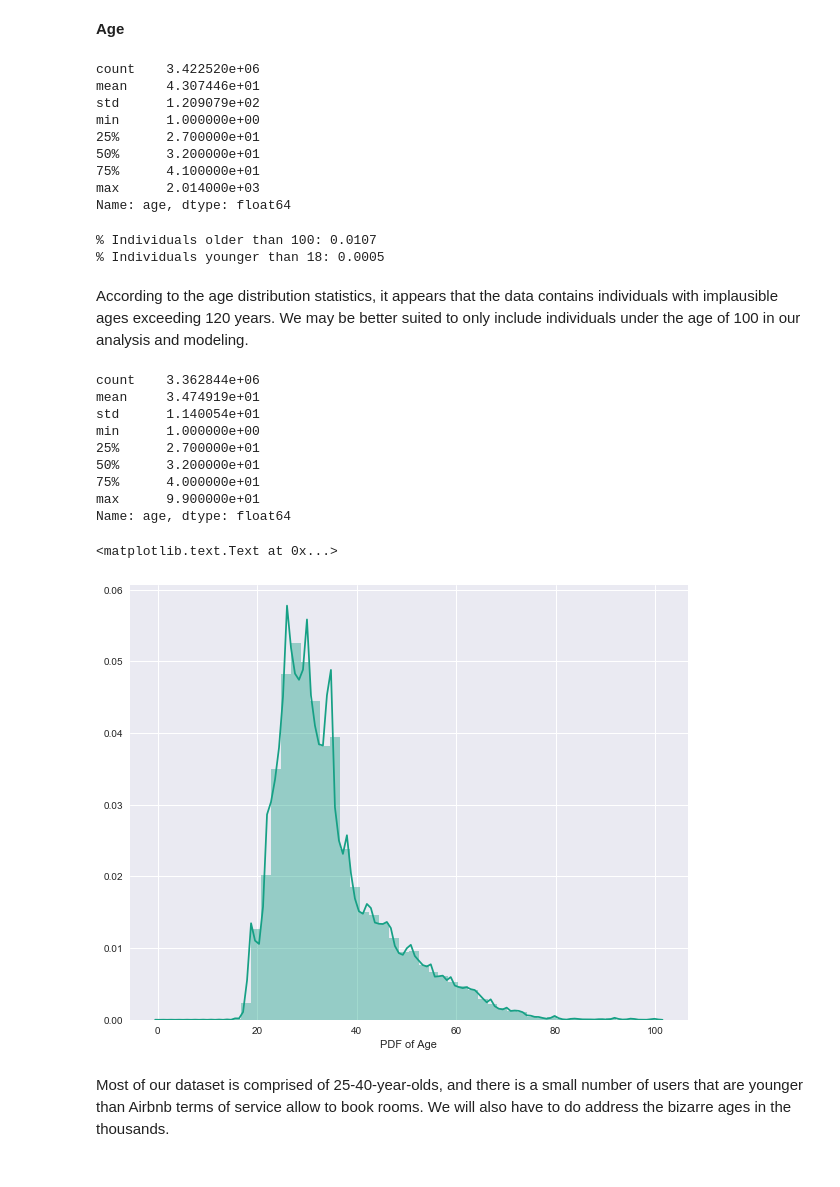
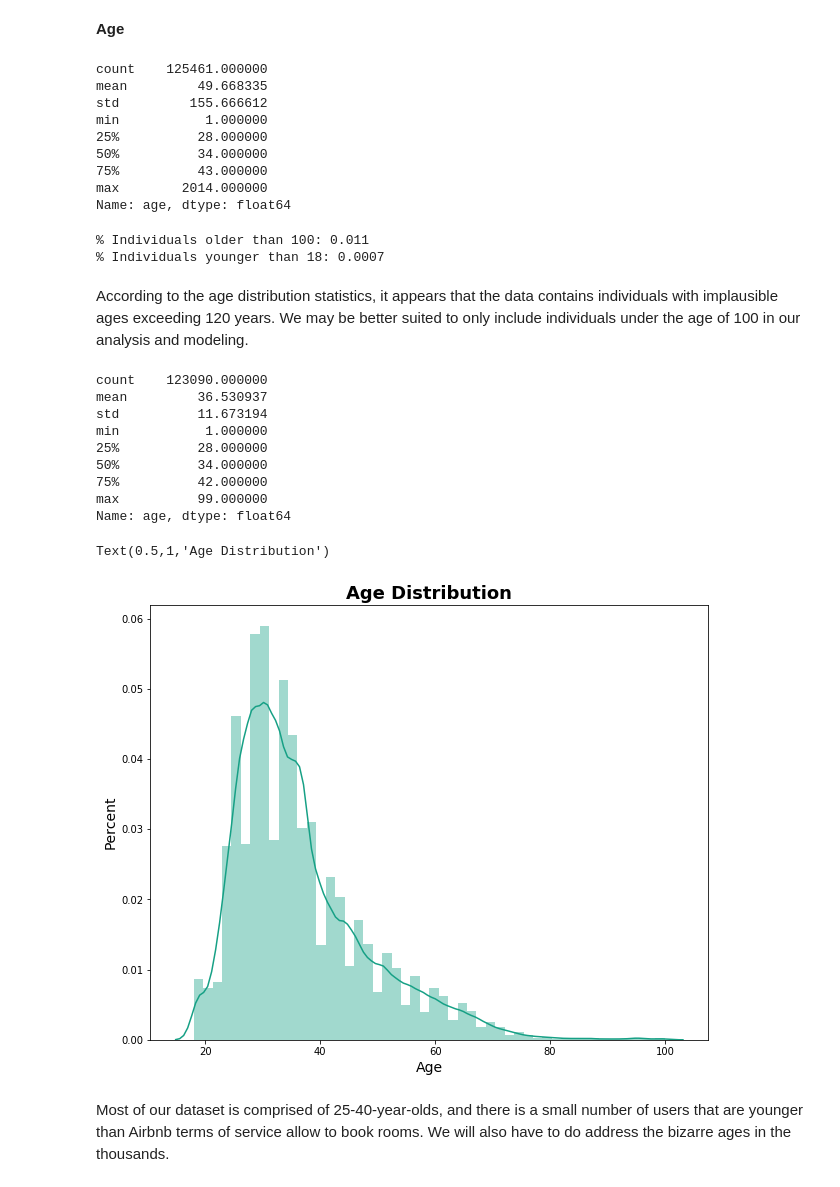
Before and after one commit to broad32/Project, a Jupyter notebook: Project.ipynb, the cells around one changed output. Drawn from its saved outputs; the diff is of its cells as text; code cells hidden in the pictures.

Commit message:
finished cleaning train and test. Ran kn classifier

```diff
--- a/Project.ipynb
+++ b/Project.ipynb
@@ -170,13 +173,18 @@ freq           58902
 Name: date_account_created, dtype: object
 # %%
-joined.date_account_created = pd.to_datetime(joined.date_account_created) #Casts object as datetime
+users.date_account_created = pd.to_datetime(users.date_account_created) #Casts object as datetime
+test.date_account_created = pd.to_datetime(test.date_account_created)
 # %%
 # Create indicators for day of week (0=Mon, 6=Sun) account was created
-joined['day_of_week_created'] = joined.date_account_created.dt.weekday
+users['day_of_week_created'] = users.date_account_created.dt.weekday
+test['day_of_week_created'] = test.date_account_created.dt.weekday
 # Create indicators for day of month (0 through 31), month, and year account created
-joined['day_of_month_created'] = joined['date_account_created'].dt.day
-joined['month_created'] = joined['date_account_created'].dt.month
-joined['year_created'] = joined['date_account_created'].dt.year
+users['day_of_month_created'] = users['date_account_created'].dt.day
+test['day_of_month_created'] = test['date_account_created'].dt.day
+users['month_created'] = users['date_account_created'].dt.month
+test['month_created'] = test['date_account_created'].dt.month
+users['year_created'] = users['date_account_created'].dt.year
+test['year_created'] = test['date_account_created'].dt.year
 # %%
 drop.append('date_account_created')
 # %% [markdown]
@@ -217,46 +227,47 @@ dummies.append('gender')
 # %% [markdown]
 **Age**
 # %%
-joined.age.describe()
+users.age.describe()
 # %% [output]
-count    3.422520e+06
-mean     4.307446e+01
-std      1.209079e+02
-min      1.000000e+00
-25%      2.700000e+01
-50%      3.200000e+01
-75%      4.100000e+01
-max      2.014000e+03
+count    125461.000000
+mean         49.668335
+std         155.666612
+min           1.000000
+25%          28.000000
+50%          34.000000
+75%          43.000000
+max        2014.000000
 Name: age, dtype: float64
 # %%
-print("% Individuals older than 100: {}".format(sum((joined.age > 100)/len(joined.age)).round(4)))
-print("% Individuals younger than 18: {}".format((sum(joined.age < 18)/len(joined.age)).round(4)))
+print("% Individuals older than 100: {}".format(sum((users.age > 100)/len(users.age)).round(4)))
+print("% Individuals younger than 18: {}".format((sum(users.age < 18)/len(users.age)).round(4)))
 # %% [output]
-% Individuals older than 100: 0.0107
-% Individuals younger than 18: 0.0005
+% Individuals older than 100: 0.011
+% Individuals younger than 18: 0.0007
 # %% [markdown]
 According to the age distribution statistics, it appears that the data contains individuals with implausible ages exceeding 120 years. We may be better suited to only include individuals under the age of 100 in our analysis and modeling.
 # %%
 # Statistics on individuals with age less than 100
-joined[joined.age<100]['age'].describe()
+users[users.age<100]['age'].describe()
 # %% [output]
-count    3.362844e+06
-mean     3.474919e+01
-std      1.140054e+01
-min      1.000000e+00
-25%      2.700000e+01
-50%      3.200000e+01
-75%      4.000000e+01
-max      9.900000e+01
+count    123090.000000
+mean         36.530937
+std          11.673194
+min           1.000000
+25%          28.000000
+50%          34.000000
+75%          42.000000
+max          99.000000
 Name: age, dtype: float64
 # %%
-train_mean_age = np.mean(joined[joined.age<100]['age'])
-sns.distplot(joined['age'].apply(lambda x : train_mean_age if x>100 else x).dropna(), color='#16A085')
-plt.xlabel('PDF of Age')  #Consider titling simply 'Age'
-plt.ylabel('Percent')
+train_mean_age = users[(users.age<100) & (users.age>18)].age.mean()
+sns.distplot(users['age'].apply(lambda x : train_mean_age if x>100 or x < 18 else x).dropna(), color='#16A085')
+plt.xlabel('Age', fontsize=14)  #Consider titling simply 'Age'
+plt.ylabel('Percent', fontsize=14)
+plt.title('Age Distribution', fontsize=18, fontweight='bold')
 # %% [output]
-<matplotlib.text.Text at 0x...>
+Text(0.5,1,'Age Distribution')
-[figure, old version]
+[figure, new version]
 # %% [markdown]
 Most of our dataset is comprised of 25-40-year-olds, and there is a small number of users that are younger than Airbnb terms of service allow to book rooms.  We will also have to do address the bizarre ages in the thousands.
 # %%
```
Also changed, not shown: parts of 56 cells of this notebook.
